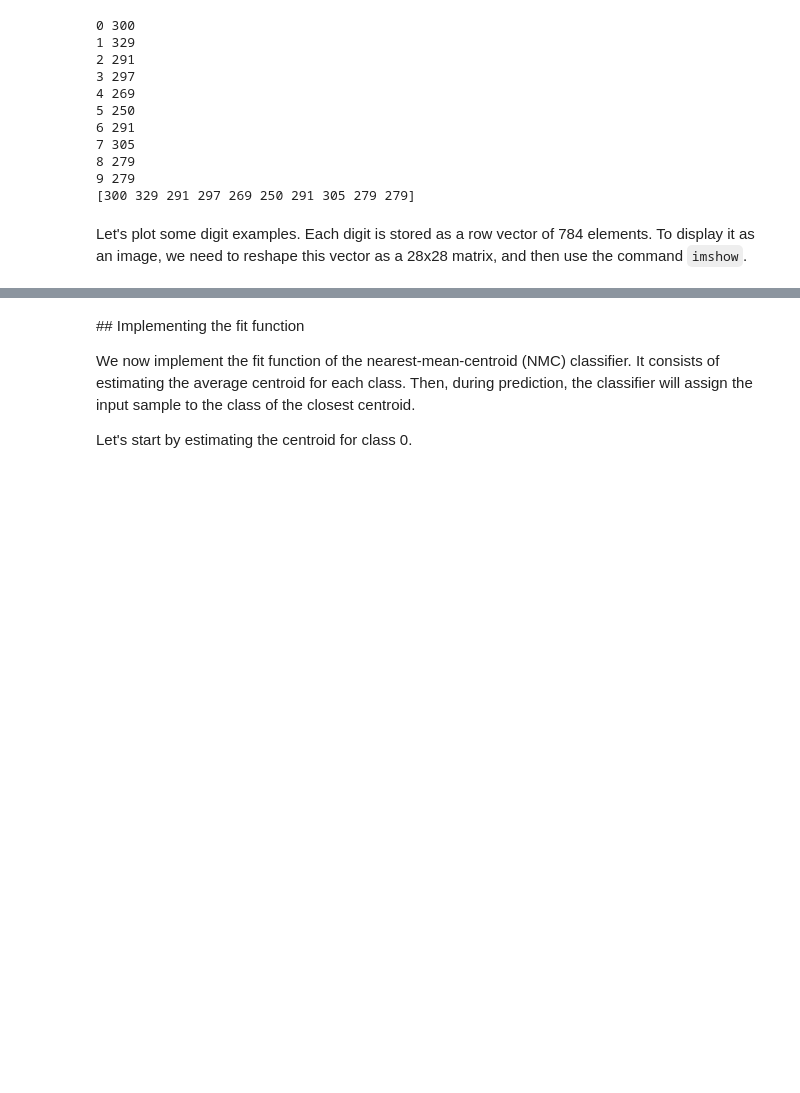
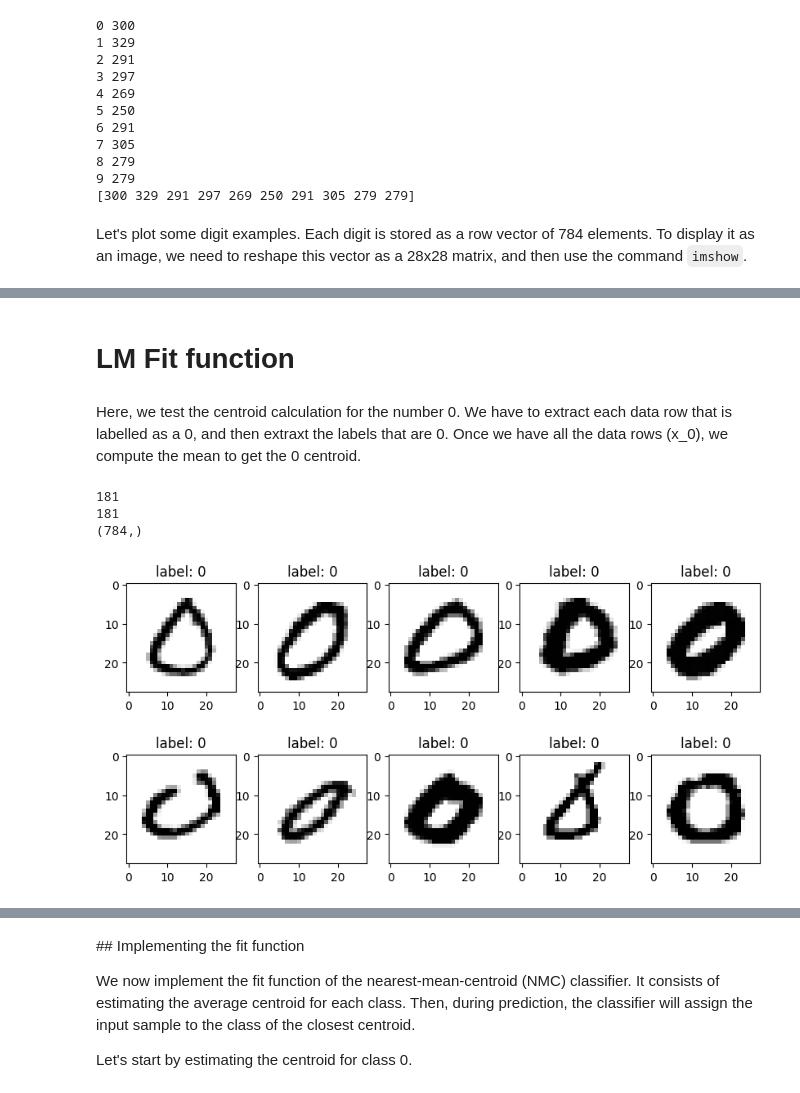
Before and after one commit to blepdoge/isde-unica, a Jupyter notebook: notebooks/lab02.ipynb, the cells around one changed output, grey strips where cells are left out. Drawn from its saved outputs; the diff is of its cells as text; code cells hidden in the pictures; blank space fills up the shorter version.

```diff
--- a/notebooks/lab02.ipynb
+++ b/notebooks/lab02.ipynb
@@ -128,14 +129,15 @@ assert(n_ts==ts_idx.size)
 (1734, 784) (1734,)
 (1156, 784) (1156,)
 # %%
-def data_split(x, y, tr_frac=0.6):
+def split_data(x, y, tr_frac=0.6): #function to split with param frac
     n_samples = x.shape[0]
 
-    n_tr = int(tr_frac*n_samples)
-    n_ts = n_samples - n_tr
+    n_tr = int(tr_frac*n_samples) # number of TRaining samples
+    n_ts = n_samples - n_tr #n umber of test samples
 
     # create a vector of indices from 0 to 999 = [0, 1, 2, ... n_samples-1]
     idx = np.linspace(0, n_samples, num=n_samples, endpoint=False, dtype='int')
+
     np.random.shuffle(idx)  # shuffling the elements of idx (in-place)
 
     tr_idx = idx[:n_tr]  # extract the subset of training indices
@@ -153,4 +155,25 @@ def data_split(x, y, tr_frac=0.6):
 
 
 tr_frac = 0.6
-xtr, ytr, xts, yts = data_split(x, y, tr_frac=tr_frac)
+xtr, ytr, xts, yts = split_data(x, y, tr_frac=tr_frac)
+# %% [markdown]
+# LM Fit function
+# %% [markdown]
+Here, we test the centroid calculation for the number 0. We have to extract each data row that is labelled as a 0, and then extraxt the labels that are 0. Once we have all the data rows (x_0), we compute the mean to get the 0 centroid.
+# %%
+# testing the fit for 0 centroid
+x_0 = xtr[ytr==0,:] #select images (data rows) which have label "0", and get all element of row (784 pixels)
+y_0 = ytr[ytr==0] #select labels that are 0
+
+print(x_0.shape[0]) #get the number of images labeled 0
+print(y_0.size) #get the number of labels that are 0
+
+plot_ten_images(x_0,y_0,shape=(28,28))
+
+centroid_0 = x_0.mean(axis=0) #calcule la moyenne des points
+print(centroid_0.shape) #imprime le "0 moyen"
+# %% [output]
+181
+181
+(784,)
+[figure, added]
```
Also changed, not shown: parts of 6 cells of this notebook.
